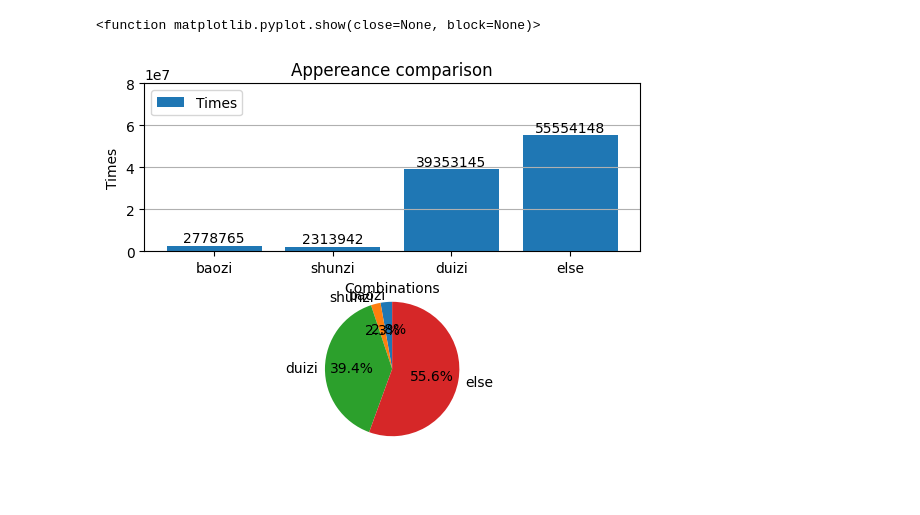
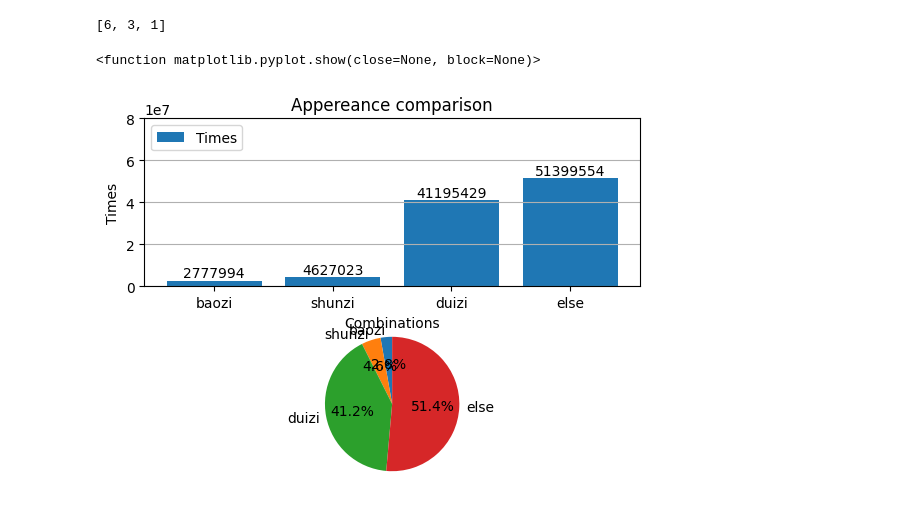
Before and after one commit to LarryChen08/rt-primary, a Jupyter notebook: homework_jupyter/homework_4_random.ipynb, the cells around one changed output. Cells and saved outputs as stored; diff of their text form; code cells hidden in the pictures.

```diff
--- a/homework_jupyter/homework_4_random.ipynb
+++ b/homework_jupyter/homework_4_random.ipynb
@@ -16,6 +16,10 @@ def sortlist(list1):
                 resList.insert(i,item)
                 break
     return resList
+
+print(sortlist([1,6,3]))
+# %% [output]
+[6, 3, 1]
 # %%
 
 resDic = {'baozi':0,'shunzi':0,'duizi':0,'else':0}
@@ -51,24 +55,24 @@ if __name__ == "__main__":
 # %%
 
 
 x = ['baozi','shunzi','duizi','else']
-y = [2778765, 2313942, 39353145, 55554148]
+y = [2777994, 4627023, 41195429, 51399554]
 
 plt.subplot(2,1,1)
 plt.bar(x,y,width=0.8,label='Times')
 plt.title('Appereance comparison')
 plt.ylabel('Times')
 plt.xlabel('Combinations')
 plt.ylim(0,80000000)
 for a,b in zip(x,y):
     plt.text(a,b,b,va='bottom',ha='center')
 plt.grid(axis='y')
 plt.legend(loc='upper left')
 
 plt.subplot(2,1,2)
 plt.pie(y,labels=x,autopct='%.1f%%',labeldistance=1.1,startangle=90)
 plt.savefig
 plt.show
 # %% [output]
 <function matplotlib.pyplot.show(close=None, block=None)>
-[figure, old version]
+[figure, new version]
```
Also changed, not shown: parts of 1 cell of this notebook, 1 other file.
